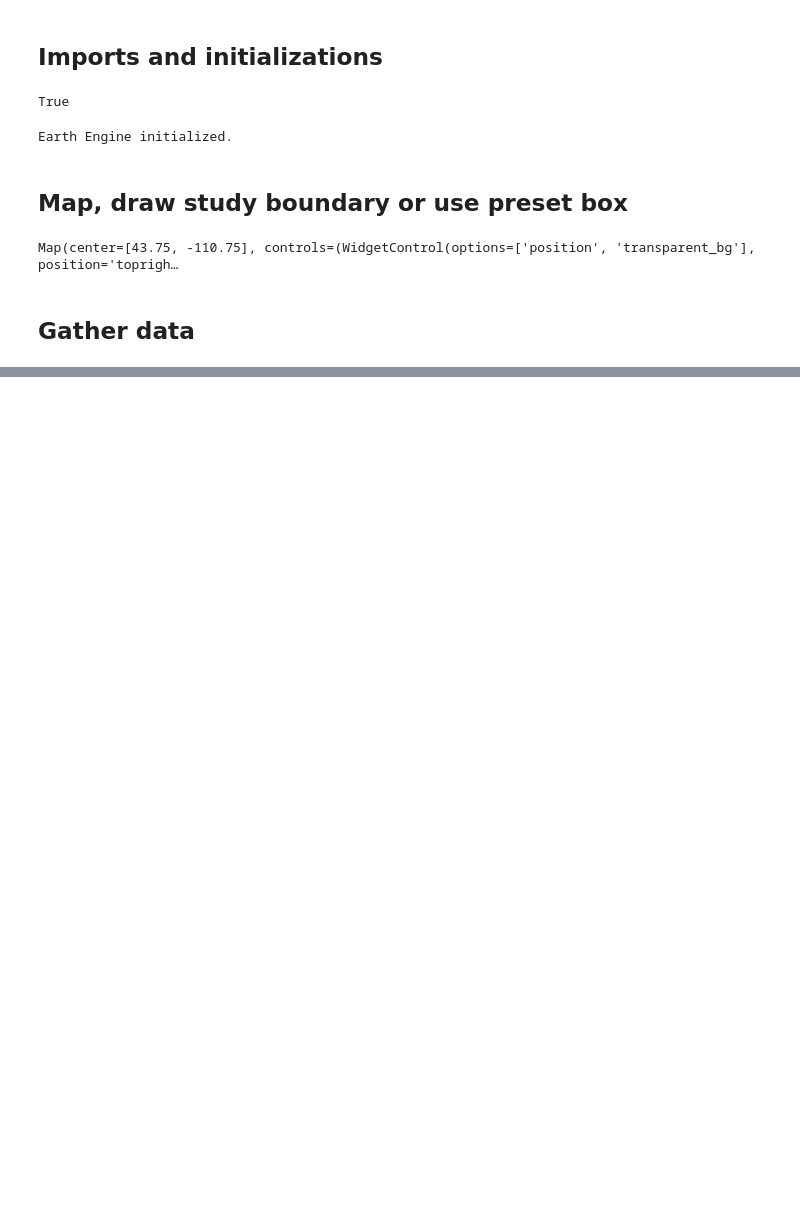
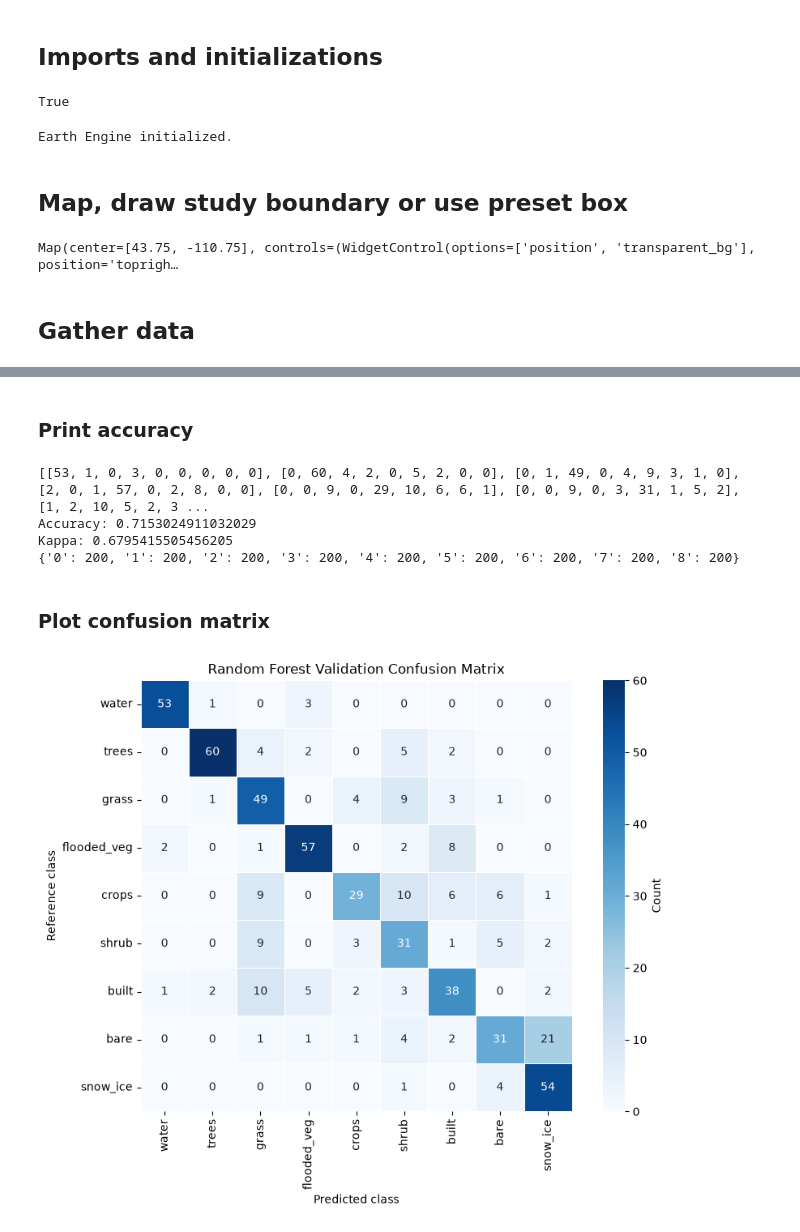
Before and after one commit to jsingh2344/Teton_Alpine_Classifier, a Jupyter notebook: teton_classifier.ipynb, the cells around one changed output, grey strips where cells are left out. Saved outputs shown, nothing was run; the diff lists cells and outputs as text; code cells hidden in the pictures; blank space fills up the shorter version.

```diff
--- a/teton_classifier.ipynb
+++ b/teton_classifier.ipynb
@@ -73,0 +228,8 @@ s2 = (
+# %%
+terrain = ee.Algorithms.Terrain(
+    ee.Image("NASA/NASADEM_HGT/001").select("elevation")
+).clip(aoi)
+
+elevation = terrain.select("elevation")
+slope = terrain.select("slope")
+aspect = terrain.select("aspect")
@@ -73,0 +410,62 @@ s2 = (
+# %% [markdown]
+### Print accuracy
+# %%
+validated = validation_samples.classify(rf)
+
+confusion_matrix = validated.errorMatrix("class", "classification")
+matrix = confusion_matrix.getInfo()
+
+print(confusion_matrix.getInfo())
+print("Accuracy:", confusion_matrix.accuracy().getInfo())
+print("Kappa:", confusion_matrix.kappa().getInfo())
+
+print(samples.aggregate_histogram("class").getInfo())
+# %% [output]
+[[53, 1, 0, 3, 0, 0, 0, 0, 0], [0, 60, 4, 2, 0, 5, 2, 0, 0], [0, 1, 49, 0, 4, 9, 3, 1, 0], [2, 0, 1, 57, 0, 2, 8, 0, 0], [0, 0, 9, 0, 29, 10, 6, 6, 1], [0, 0, 9, 0, 3, 31, 1, 5, 2], [1, 2, 10, 5, 2, 3 ...
+Accuracy: 0.7153024911032029
+Kappa: 0.6795415505456205
+{'0': 200, '1': 200, '2': 200, '3': 200, '4': 200, '5': 200, '6': 200, '7': 200, '8': 200}
+# %% [markdown]
+### Plot confusion matrix
+# %%
+import matplotlib.pyplot as plt
+import seaborn as sns
+import pandas as pd
+
+class_names = [
+    "water",
+    "trees",
+    "grass",
+    "flooded_veg",
+    "crops",
+    "shrub",
+    "built",
+    "bare",
+    "snow_ice",
+]
+
+matrix_df = pd.DataFrame(
+    matrix,
+    index=class_names,
+    columns=class_names
+)
+
+plt.figure(figsize=(9, 7))
+
+sns.heatmap(
+    matrix_df,
+    annot=True,
+    fmt="d",
+    cmap="Blues",
+    square=True,
+    linewidths=0.5,
+    cbar_kws={"label": "Count"}
+)
+
+plt.xlabel("Predicted class")
+plt.ylabel("Reference class")
+plt.title("Random Forest Validation Confusion Matrix")
+plt.tight_layout()
+plt.show()
+# %% [output]
+[figure, added]
```
Also changed, not shown: parts of 24 cells of this notebook, 5 other files.
